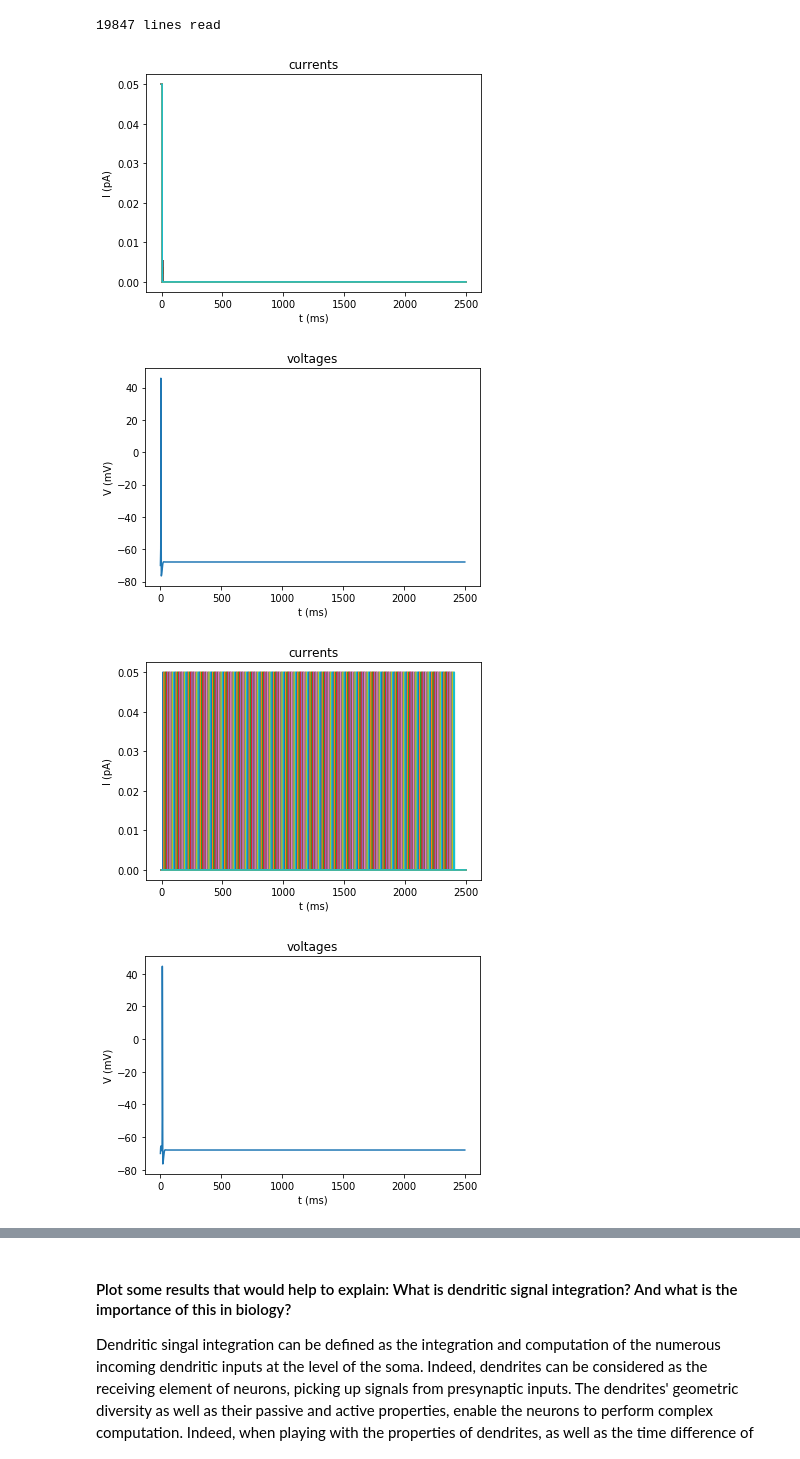
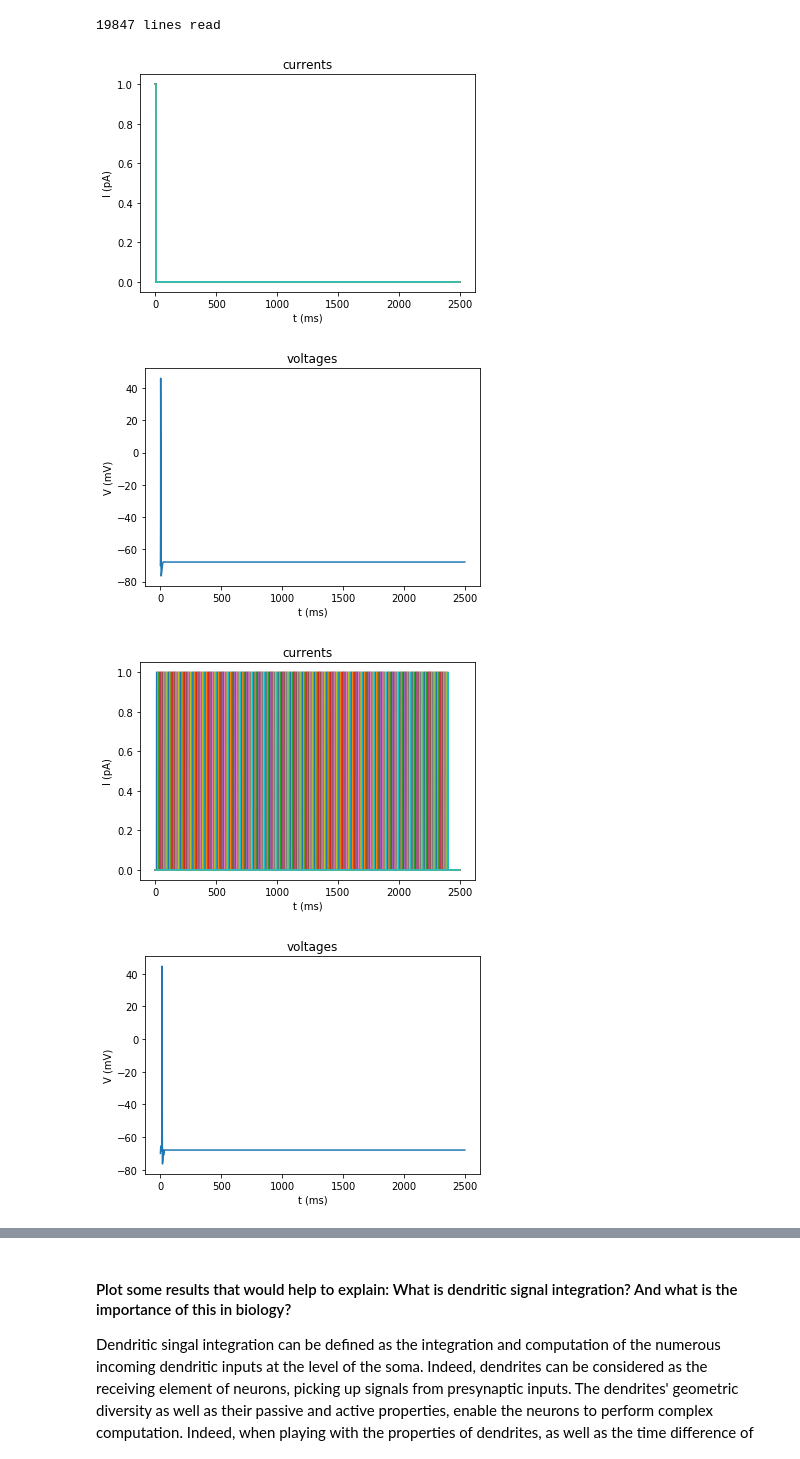
Before and after one commit to GasserElbanna/In-Silico-Neuroscience-Projects, a Jupyter notebook: Week 4/Week4_HomeWork.ipynb, the cells around one changed output, grey strips where cells are left out. Cells and saved outputs as stored; diff of their text form; code cells hidden in the pictures.

```diff
--- a/Week 4/Week4_HomeWork.ipynb
+++ b/Week 4/Week4_HomeWork.ipynb
@@ -1395,25 +1395,25 @@ def tvi_plots_no_legend(t, vdictlst = [], idictlst = [], vmax = 40, imax = 0.5):
 # %%
 # Perform a current clamp that stimulates all the dendrites (basal and apical) in the middle
 # Play around with different parameters: delay, amplitude and duration
 delay_time_values = [0, 10, 100]
-amp = 0.05
+amp = 1
 dur = 5
 v_init = -70
 t_stop = 2500
 
 for delay_time in delay_time_values:
     reset()
     dendrite_list = Cell.dendritic + Cell.apical
 
     # Setup stimulations and recordings
     for idx,dendrites in enumerate(dendrite_list):
         iclamp(dendrites(0.5), amplitude = amp, delay = delay_time +idx*delay_time , duration = dur)
     vrecord(Cell.somatic[0](0.5))
 
     # Simulate and plot
     tvi_plots_no_legend(initrun(v_init,t_stop),vdictlst,idictlst,vmax = -65)
 # %% [output]
-[figure, old version]
+[figure, new version]
 [figure]
-[figure, old version]
+[figure, new version]
 [figure]
```
Also changed, not shown: parts of 3 cells of this notebook.
